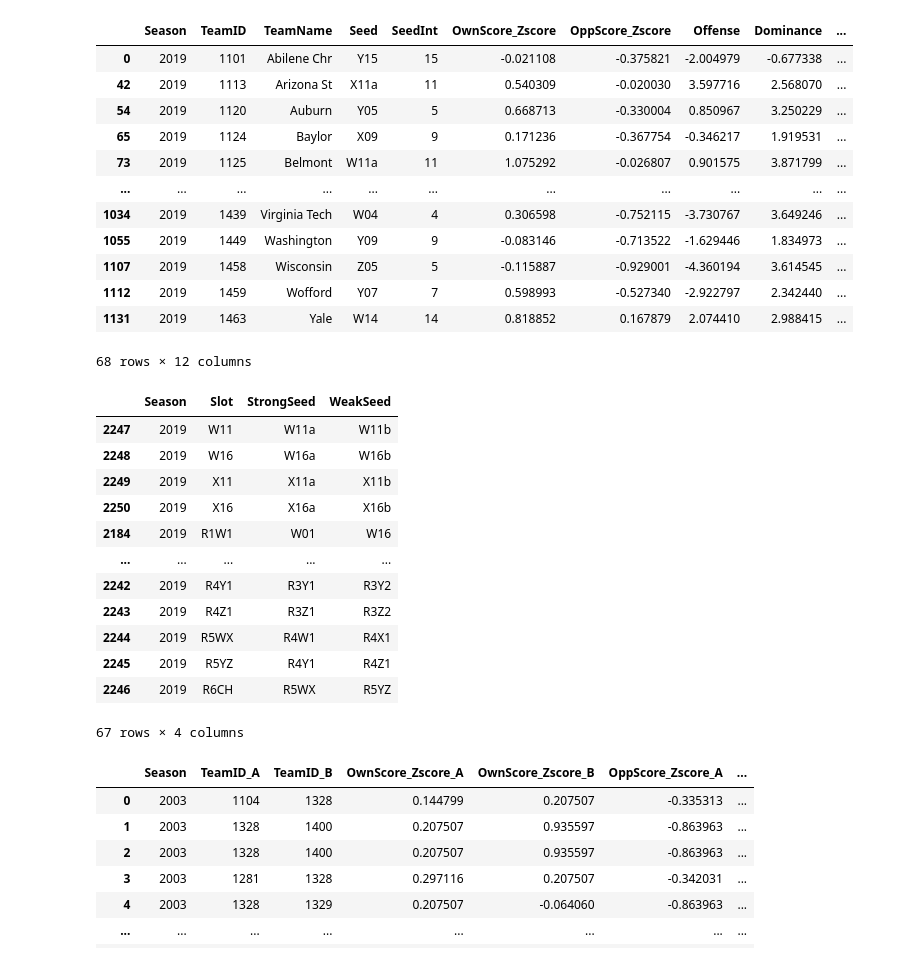
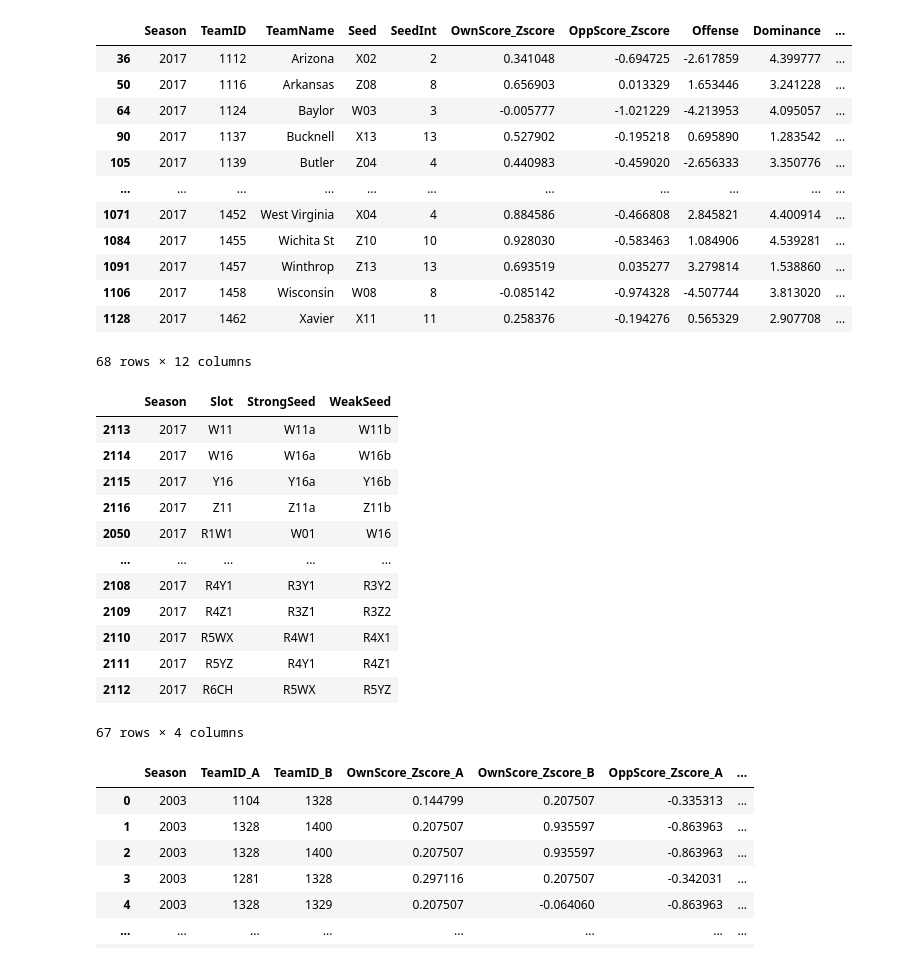
Before and after one commit to jamestwhedbee/jupyter_notebooks, a Jupyter notebook: MarchMadness/PredictMarchMadness.ipynb, the cells around one changed output. Saved outputs shown, nothing was run; the diff lists cells and outputs as text; code cells hidden in the pictures.

```diff
--- a/MarchMadness/PredictMarchMadness.ipynb
+++ b/MarchMadness/PredictMarchMadness.ipynb
@@ -15,23 +15,23 @@ from collections import defaultdict
 # %%
 DATA_DIR = "~/jupyter_notebooks/DATA/MarchMadness"
 # %%
-YEAR = 2019
+YEAR = 2017
 raw_tournament_df = pd.read_csv(f"{DATA_DIR}/output/teams.csv")
 tournament_df = raw_tournament_df[raw_tournament_df["Season"] == YEAR]
 tournament_df
 # %% [output]
 |  | Season | TeamID | TeamName | Seed | SeedInt | OwnScore_Zscore | OppScore_Zscore | Offense | Dominance | ... |
-| 0 | 2019 | 1101 | Abilene Chr | Y15 | 15 | -0.021108 | -0.375821 | -2.004979 | -0.677338 | ... |
-| 42 | 2019 | 1113 | Arizona St | X11a | 11 | 0.540309 | -0.020030 | 3.597716 | 2.568070 | ... |
-| 54 | 2019 | 1120 | Auburn | Y05 | 5 | 0.668713 | -0.330004 | 0.850967 | 3.250229 | ... |
-| 65 | 2019 | 1124 | Baylor | X09 | 9 | 0.171236 | -0.367754 | -0.346217 | 1.919531 | ... |
-| 73 | 2019 | 1125 | Belmont | W11a | 11 | 1.075292 | -0.026807 | 0.901575 | 3.871799 | ... |
+| 36 | 2017 | 1112 | Arizona | X02 | 2 | 0.341048 | -0.694725 | -2.617859 | 4.399777 | ... |
+| 50 | 2017 | 1116 | Arkansas | Z08 | 8 | 0.656903 | 0.013329 | 1.653446 | 3.241228 | ... |
+| 64 | 2017 | 1124 | Baylor | W03 | 3 | -0.005777 | -1.021229 | -4.213953 | 4.095057 | ... |
+| 90 | 2017 | 1137 | Bucknell | X13 | 13 | 0.527902 | -0.195218 | 0.695890 | 1.283542 | ... |
+| 105 | 2017 | 1139 | Butler | Z04 | 4 | 0.440983 | -0.459020 | -2.656333 | 3.350776 | ... |
 | ... | ... | ... | ... | ... | ... | ... | ... | ... | ... | ... |
-| 1034 | 2019 | 1439 | Virginia Tech | W04 | 4 | 0.306598 | -0.752115 | -3.730767 | 3.649246 | ... |
-| 1055 | 2019 | 1449 | Washington | Y09 | 9 | -0.083146 | -0.713522 | -1.629446 | 1.834973 | ... |
-| 1107 | 2019 | 1458 | Wisconsin | Z05 | 5 | -0.115887 | -0.929001 | -4.360194 | 3.614545 | ... |
-| 1112 | 2019 | 1459 | Wofford | Y07 | 7 | 0.598993 | -0.527340 | -2.922797 | 2.342440 | ... |
-| 1131 | 2019 | 1463 | Yale | W14 | 14 | 0.818852 | 0.167879 | 2.074410 | 2.988415 | ... |
+| 1071 | 2017 | 1452 | West Virginia | X04 | 4 | 0.884586 | -0.466808 | 2.845821 | 4.400914 | ... |
+| 1084 | 2017 | 1455 | Wichita St | Z10 | 10 | 0.928030 | -0.583463 | 1.084906 | 4.539281 | ... |
+| 1091 | 2017 | 1457 | Winthrop | Z13 | 13 | 0.693519 | 0.035277 | 3.279814 | 1.538860 | ... |
+| 1106 | 2017 | 1458 | Wisconsin | W08 | 8 | -0.085142 | -0.974328 | -4.507744 | 3.813020 | ... |
+| 1128 | 2017 | 1462 | Xavier | X11 | 11 | 0.258376 | -0.194276 | 0.565329 | 2.907708 | ... |
 68 rows × 12 columns
 # %%
 # https://www.kaggle.com/c/ncaam-march-mania-2021/data
@@ -45,17 +45,17 @@ slots_df = pd.concat([
 slots_df
 # %% [output]
 |  | Season | Slot | StrongSeed | WeakSeed |
-| 2247 | 2019 | W11 | W11a | W11b |
-| 2248 | 2019 | W16 | W16a | W16b |
-| 2249 | 2019 | X11 | X11a | X11b |
-| 2250 | 2019 | X16 | X16a | X16b |
-| 2184 | 2019 | R1W1 | W01 | W16 |
+| 2113 | 2017 | W11 | W11a | W11b |
+| 2114 | 2017 | W16 | W16a | W16b |
+| 2115 | 2017 | Y16 | Y16a | Y16b |
+| 2116 | 2017 | Z11 | Z11a | Z11b |
+| 2050 | 2017 | R1W1 | W01 | W16 |
 | ... | ... | ... | ... | ... |
-| 2242 | 2019 | R4Y1 | R3Y1 | R3Y2 |
-| 2243 | 2019 | R4Z1 | R3Z1 | R3Z2 |
-| 2244 | 2019 | R5WX | R4W1 | R4X1 |
-| 2245 | 2019 | R5YZ | R4Y1 | R4Z1 |
-| 2246 | 2019 | R6CH | R5WX | R5YZ |
+| 2108 | 2017 | R4Y1 | R3Y1 | R3Y2 |
+| 2109 | 2017 | R4Z1 | R3Z1 | R3Z2 |
+| 2110 | 2017 | R5WX | R4W1 | R4X1 |
+| 2111 | 2017 | R5YZ | R4Y1 | R4Z1 |
+| 2112 | 2017 | R6CH | R5WX | R5YZ |
 67 rows × 4 columns
 # %%
 games_df = pd.read_csv(f"{DATA_DIR}/output/games_training.csv")
```
Also changed, not shown: parts of 10 cells of this notebook.
